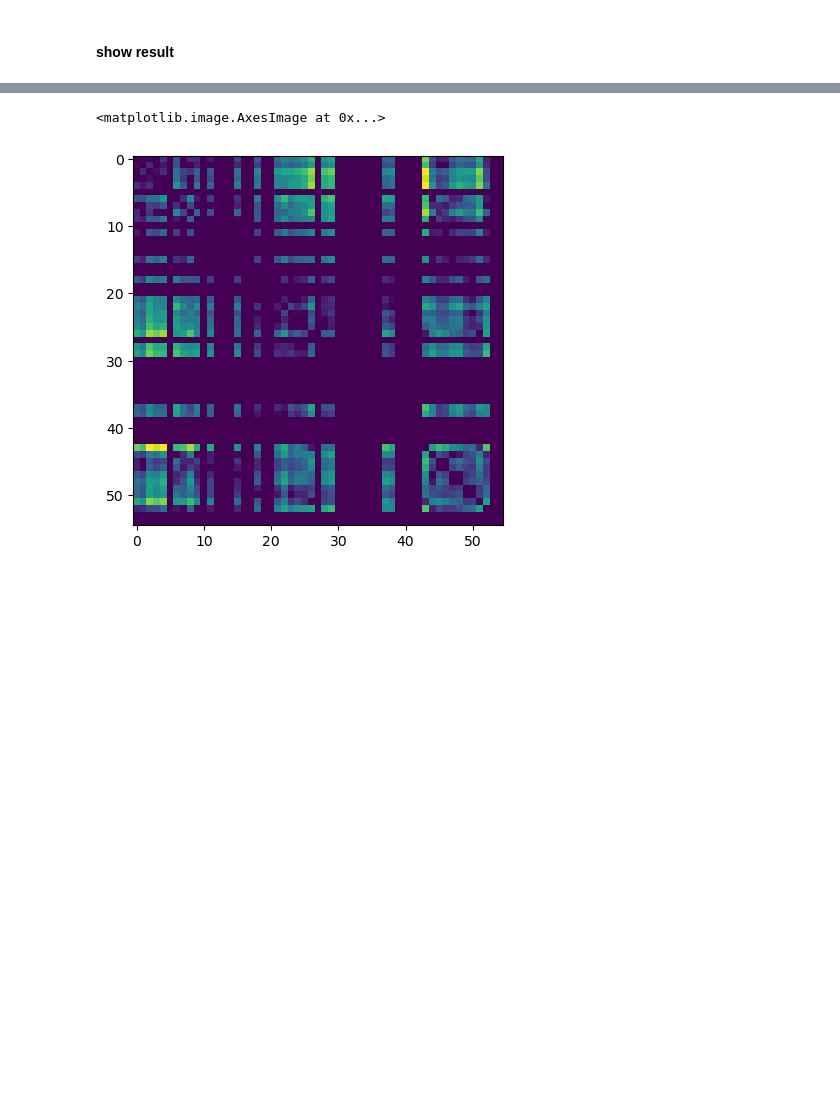
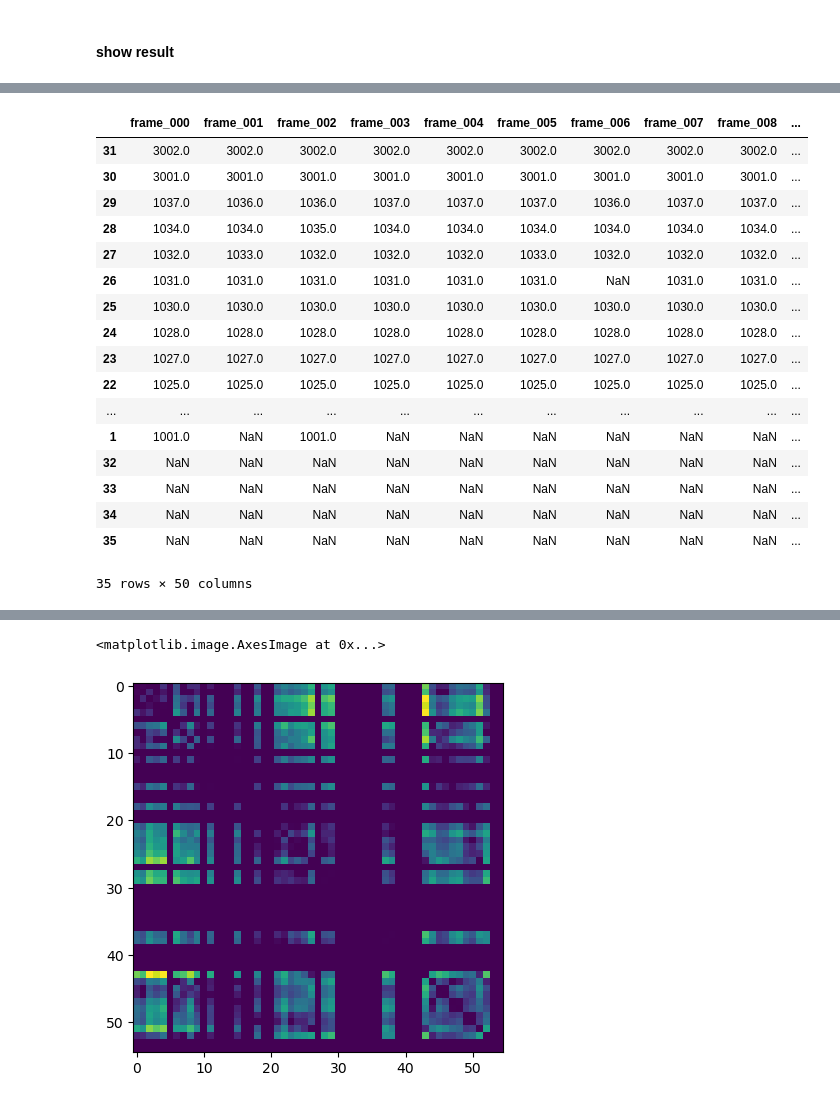
Before and after one commit to wanlanli/deepYeast, a Jupyter notebook: examples/04_OBJECT_TRACKING.ipynb, the cells around one changed output, grey strips where cells are left out. Drawn from its saved outputs; the diff is of its cells as text; code cells hidden in the pictures; blank space fills up the shorter version.

```diff
--- a/examples/04_OBJECT_TRACKING.ipynb
+++ b/examples/04_OBJECT_TRACKING.ipynb
@@ -73 +56,22 @@ ter.cell_property
+# %%
+ter.trace_calendar
+# %% [output]
+|  | frame_000 | frame_001 | frame_002 | frame_003 | frame_004 | frame_005 | frame_006 | frame_007 | frame_008 | ... |
+| 31 | 3002.0 | 3002.0 | 3002.0 | 3002.0 | 3002.0 | 3002.0 | 3002.0 | 3002.0 | 3002.0 | ... |
+| 30 | 3001.0 | 3001.0 | 3001.0 | 3001.0 | 3001.0 | 3001.0 | 3001.0 | 3001.0 | 3001.0 | ... |
+| 29 | 1037.0 | 1036.0 | 1036.0 | 1037.0 | 1037.0 | 1037.0 | 1036.0 | 1037.0 | 1037.0 | ... |
+| 28 | 1034.0 | 1034.0 | 1035.0 | 1034.0 | 1034.0 | 1034.0 | 1034.0 | 1034.0 | 1034.0 | ... |
+| 27 | 1032.0 | 1033.0 | 1032.0 | 1032.0 | 1032.0 | 1033.0 | 1032.0 | 1032.0 | 1032.0 | ... |
+| 26 | 1031.0 | 1031.0 | 1031.0 | 1031.0 | 1031.0 | 1031.0 | NaN | 1031.0 | 1031.0 | ... |
+| 25 | 1030.0 | 1030.0 | 1030.0 | 1030.0 | 1030.0 | 1030.0 | 1030.0 | 1030.0 | 1030.0 | ... |
+| 24 | 1028.0 | 1028.0 | 1028.0 | 1028.0 | 1028.0 | 1028.0 | 1028.0 | 1028.0 | 1028.0 | ... |
+| 23 | 1027.0 | 1027.0 | 1027.0 | 1027.0 | 1027.0 | 1027.0 | 1027.0 | 1027.0 | 1027.0 | ... |
+| 22 | 1025.0 | 1025.0 | 1025.0 | 1025.0 | 1025.0 | 1025.0 | 1025.0 | 1025.0 | 1025.0 | ... |
+| ... | ... | ... | ... | ... | ... | ... | ... | ... | ... | ... |
+| 1 | 1001.0 | NaN | 1001.0 | NaN | NaN | NaN | NaN | NaN | NaN | ... |
+| 32 | NaN | NaN | NaN | NaN | NaN | NaN | NaN | NaN | NaN | ... |
+| 33 | NaN | NaN | NaN | NaN | NaN | NaN | NaN | NaN | NaN | ... |
+| 34 | NaN | NaN | NaN | NaN | NaN | NaN | NaN | NaN | NaN | ... |
+| 35 | NaN | NaN | NaN | NaN | NaN | NaN | NaN | NaN | NaN | ... |
+35 rows × 50 columns
 # %%
```
Also changed, not shown: parts of 11 cells of this notebook, 4 other files.
